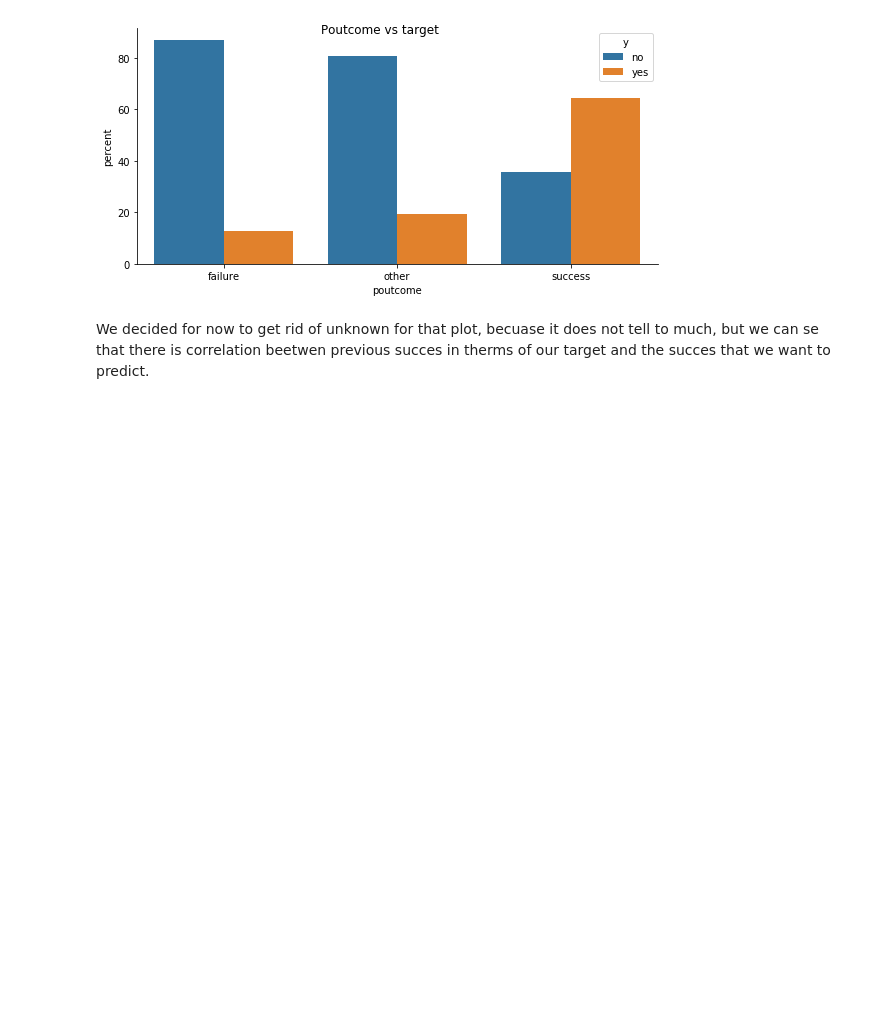
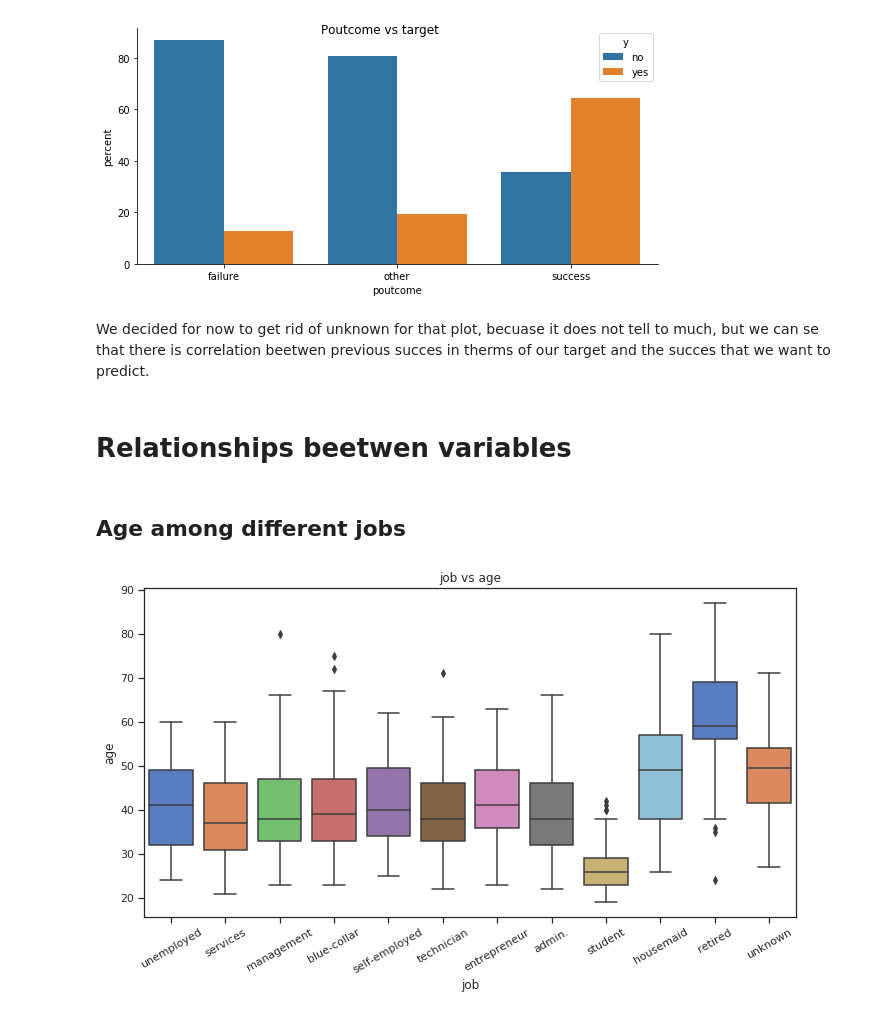
Before and after one commit to okcze/WUM-project-1, a Jupyter notebook: exploration.ipynb, the cells around one changed output. Cells and saved outputs as stored; diff of their text form; code cells hidden in the pictures; blank space fills up the shorter version.

```diff
--- a/exploration.ipynb
+++ b/exploration.ipynb
@@ -323,3 +336,19 @@ plot_both('poutcome',data=data_help)
 [figure]
 # %% [markdown]
 We decided for now to get rid of unknown for that plot, becuase it does not tell to much, but we can se that there is correlation beetwen previous succes in therms of our target and the succes that we want to predict.
+# %% [markdown]
+# Relationships beetwen variables
+# %% [markdown]
+## Age among different jobs
+# %%
+def boxes(x,y,hue=None,rotation=False,data=df):
+    plt.figure(figsize=(10,6))
+    plot = sns.boxplot(x=x,y=y,data=data,palette='muted')
+    if rotation:
+        plt.setp(plot.get_xticklabels(), rotation=30)
+    plt.tight_layout()
+    plt.title(f'{x} vs {y}')
+# %%
+boxes('job','age',rotation=True)
+# %% [output]
+[figure, added]
```
Also changed, not shown: parts of 7 cells of this notebook.
